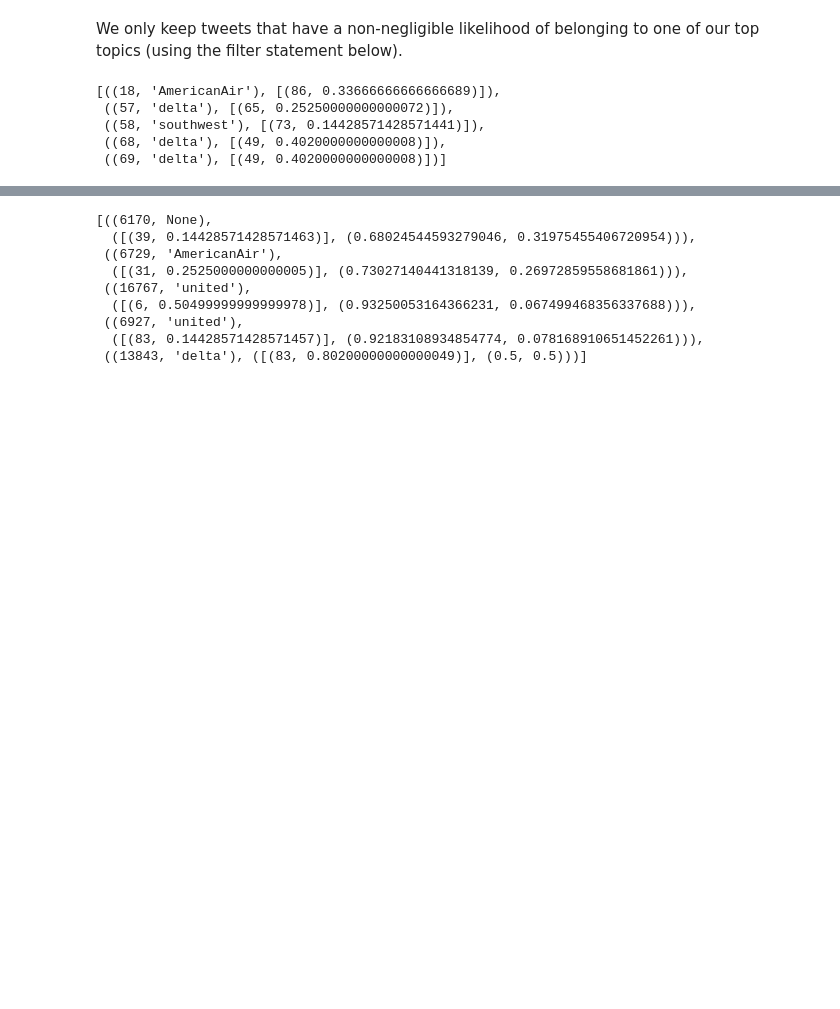
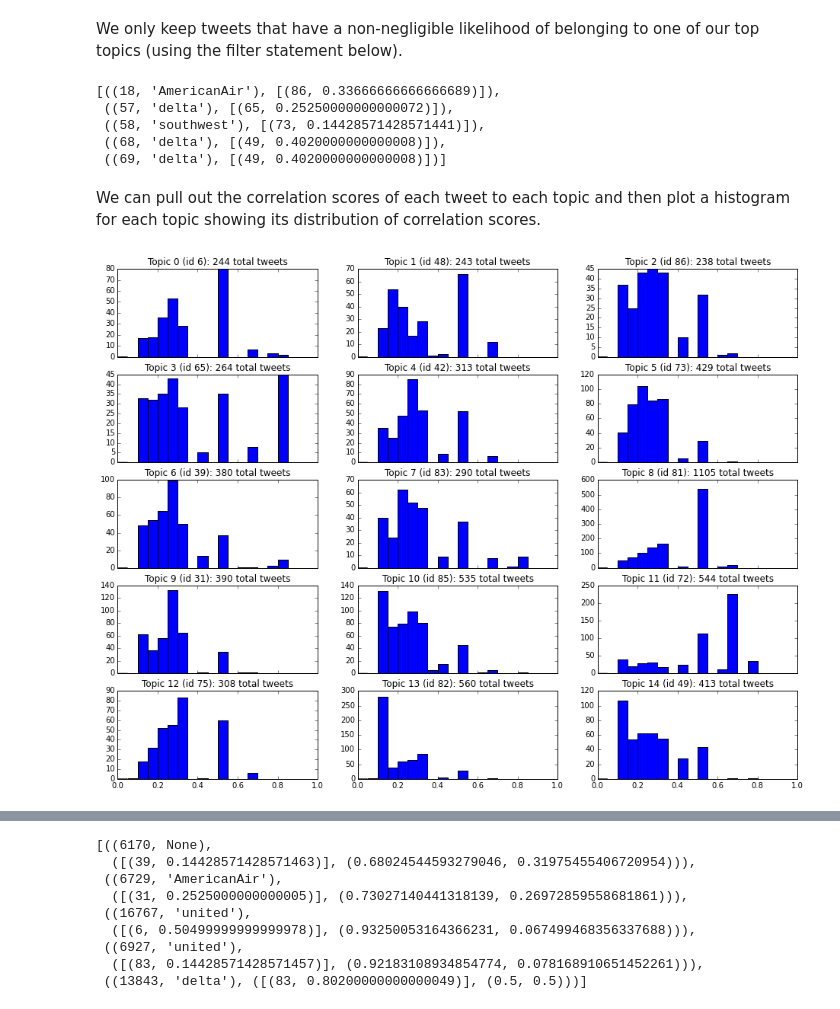
Before and after one commit to annawhitney/cs109-twitter-airline-sentiment, a Jupyter notebook: Process Notebook Draft.ipynb, the cells around one changed output, grey strips where cells are left out. Cells and saved outputs as stored; diff of their text form; code cells hidden in the pictures; blank space fills up the shorter version.

Commit message:
Plotted correlation scores and added more explanations

```diff
--- a/Process Notebook Draft.ipynb
+++ b/Process Notebook Draft.ipynb
@@ -549,3 +549,18 @@ tweets_topics.take(5)
  ((58, 'southwest'), [(73, 0.14428571428571441)]),
  ((68, 'delta'), [(49, 0.4020000000000008)]),
  ((69, 'delta'), [(49, 0.4020000000000008)])]
+# %% [markdown]
+We can pull out the correlation scores of each tweet to each topic and then plot a histogram for each topic showing its distribution of correlation scores.
+# %%
+# Get a list of all the tweets' correlation scores to each of our topics
+scores_per_topic = tweets_topics.values().flatMap(lambda v: v).mapValues(lambda v: [v]).reduceByKey(add)
+# Store it as a dict, keyed by the topic ID
+hist_input = scores_per_topic.collectAsMap()
+# %%
+fig, axes = plt.subplots(5,3, sharex=True)
+fig.set_size_inches(16, 12)
+for idx, ax in enumerate(axes.ravel()):
+    ax.hist(hist_input[best_topics_ids[idx]], 20, range=[0,1])
+    ax.set_title('Topic {} (id {}): {} total tweets'.format(idx, best_topics_ids[idx], len(hist_input[best_topics_ids[idx]])))
+# %% [output]
+[figure, added]
```
Also changed, not shown: parts of 2 cells of this notebook.
